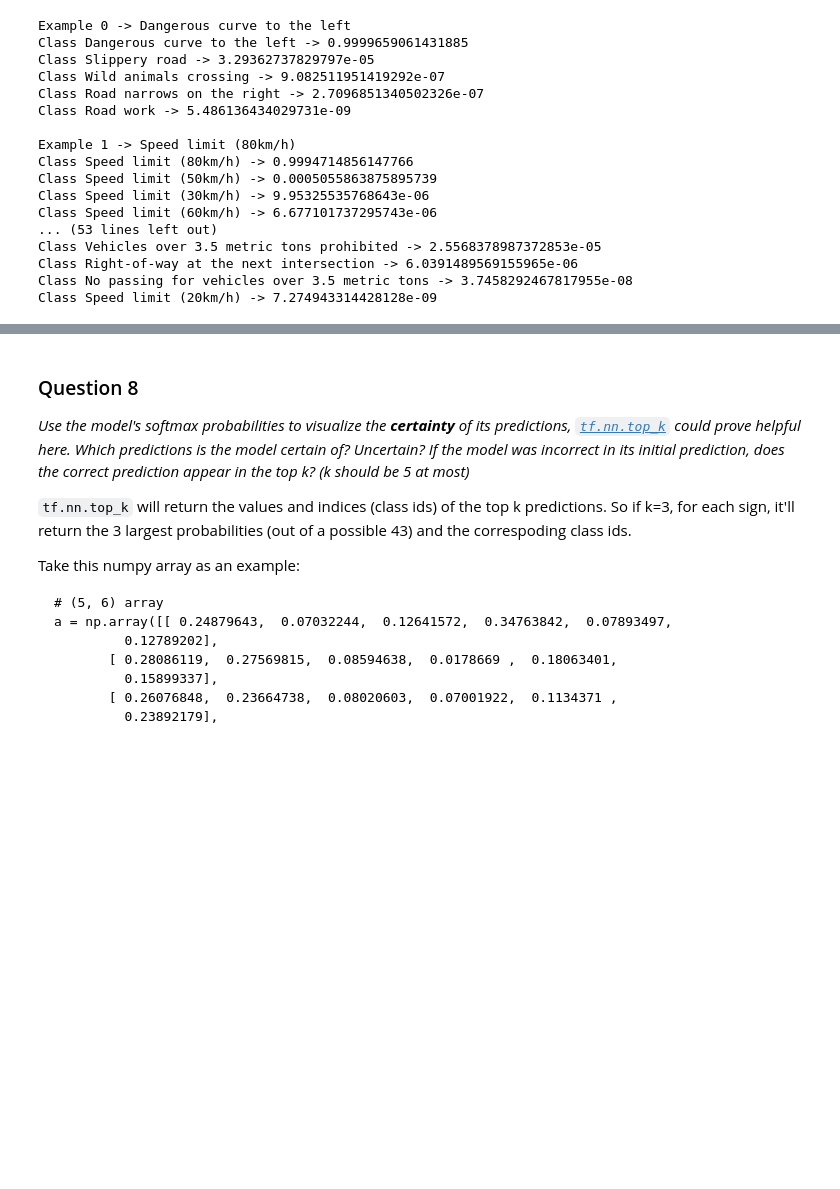
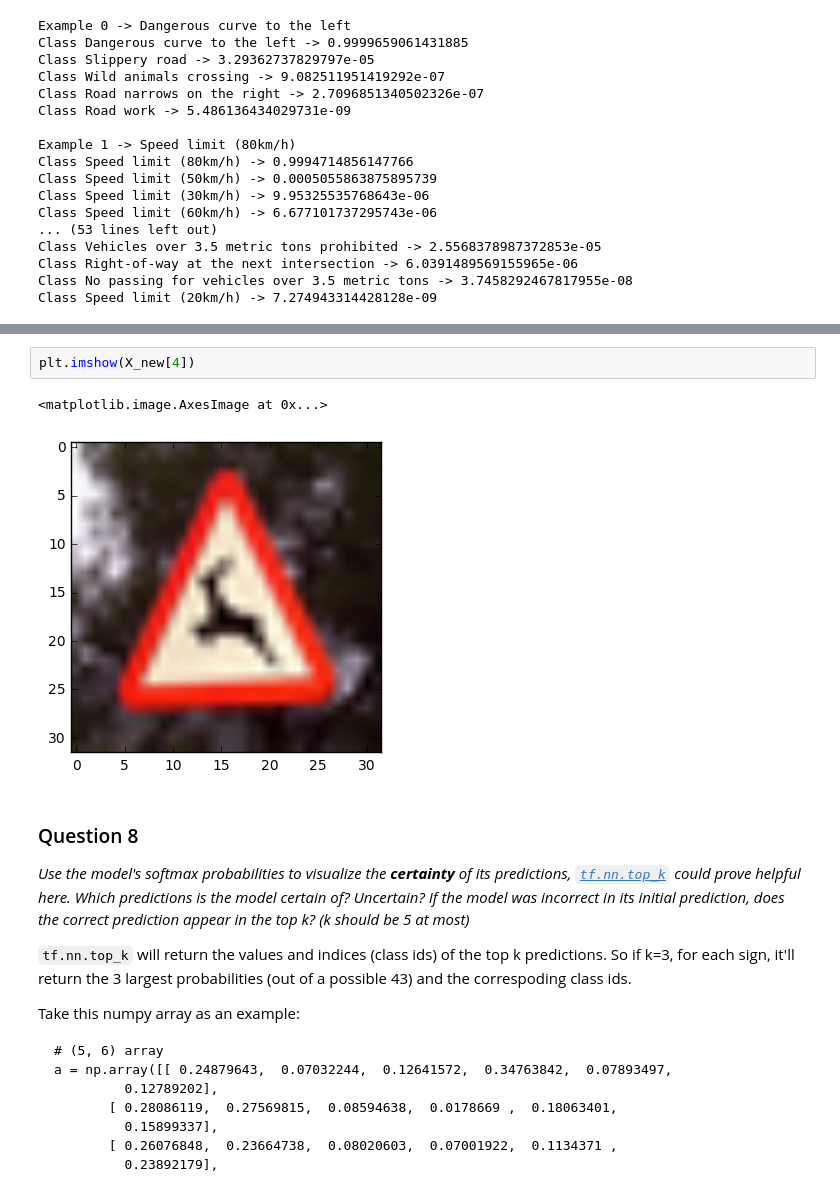
Before and after one commit to hristo-vrigazov/traffic-signs, a Jupyter notebook: Traffic_Sign_Classifier.ipynb, the cells around one changed output, grey strips where cells are left out. Saved outputs shown, nothing was run; the diff lists cells and outputs as text; blank space fills up the shorter version.

```diff
--- a/Traffic_Sign_Classifier.ipynb
+++ b/Traffic_Sign_Classifier.ipynb
@@ -634,3 +641,8 @@ Class Speed limit (20km/h) -> 7.274943314428128e-09
+# %%
+plt.imshow(X_new[4])
+# %% [output]
+<matplotlib.image.AxesImage at 0x...>
+[figure, added]
 # %% [markdown]
 ### Question 8
 
```
Also changed, not shown: parts of 1 cell of this notebook.
